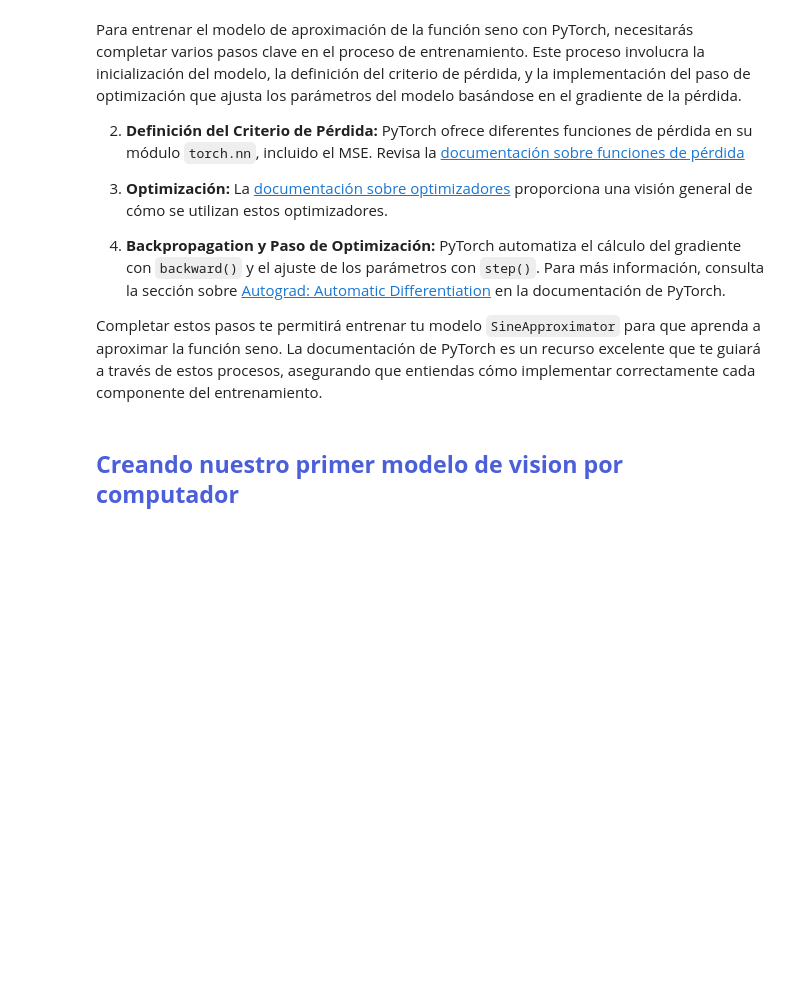
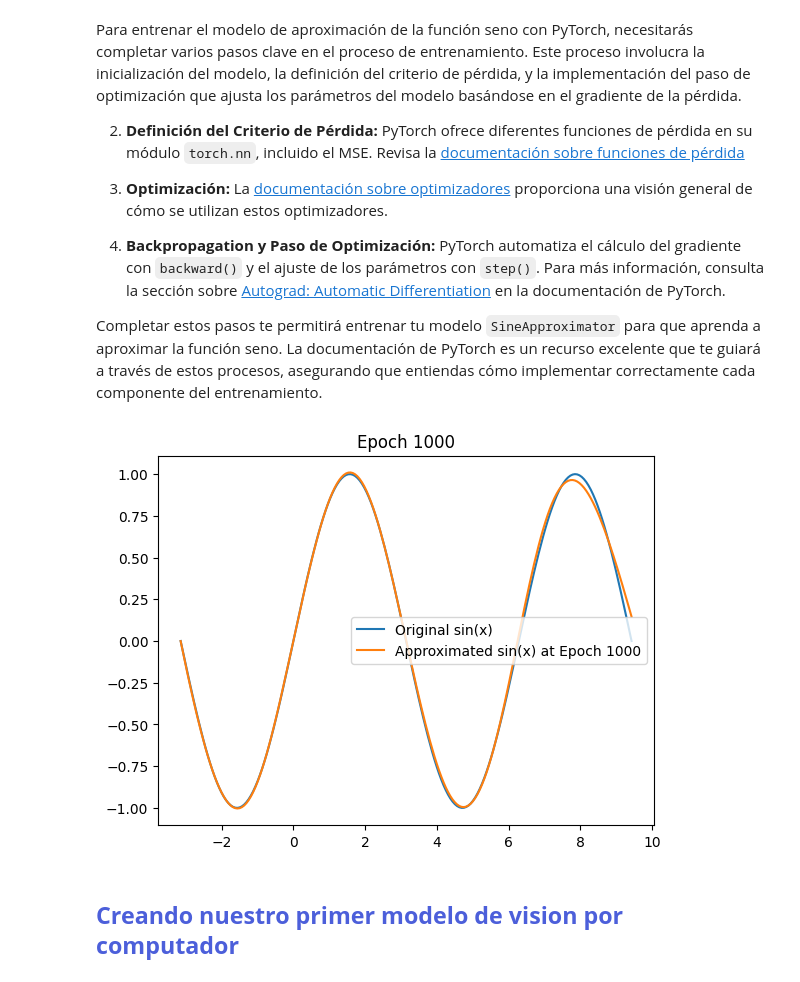
Before and after one commit to Arcihugo/Hands-on-Computer-Vision, a Jupyter notebook: sesiones/sesion3/Sesion3_1_DeepLearning.ipynb, the cells around one changed output. Drawn from its saved outputs; the diff is of its cells as text; code cells hidden in the pictures; blank space fills up the shorter version.

```diff
--- a/sesiones/sesion3/Sesion3_1_DeepLearning.ipynb
+++ b/sesiones/sesion3/Sesion3_1_DeepLearning.ipynb
@@ -171,7 +171,7 @@ for iter in range(iters):
     # *********************
     d_loss = mse_loss_derivative(y, y_pred)
     d_z2 = d_loss
-    d_W2 = np.dot(a1.T, d_z2)
+    d_W2 = a1.T*d_z2
     d_b2 = np.sum(d_z2,axis=0)
     d_a1 = np.dot(d_z2, W2.T)
     d_z1 = d_a1 * tanh_derivative(z1)
@@ -239,7 +239,7 @@ class SineApproximator(nn.Module):
     def __init__(self):
         super(SineApproximator, self).__init__()
         self.linear1 = nn.Linear(1, 50)
-        self.tanh = nn.Tanh(50,50)
+        self.tanh = nn.Tanh()
         self.linear2 = nn.Linear(50, 1)
 
     def forward(self, x):
@@ -278,24 +278,27 @@ Completar estos pasos te permitirá entrenar tu modelo `SineApproximator` para q
 # %%
 model = SineApproximator()
 
 optimizer = optim.Adam(model.parameters(), lr=0.01)
-criterion = FILL # mseloss?
+criterion = nn.MSELoss() # mseloss?
 
-epochs = 20
+epochs = 1000
 plot_every = 10  # dont touch this
 
 for epoch in range(epochs):
     optimizer.zero_grad()
-    output = FILL # model(??)
+    output = model(x_tensor)
     loss = criterion(output, y_tensor)
 
     # backward ?
+    loss.backward()
     optimizer.step()
 
     if (epoch+1) % plot_every == 0:
         plot_predictions(model, x, y, epoch)
 
 plot_predictions(model, x, y, epochs - 1)
+# %% [output]
+[figure, added]
 # %% [markdown]
 ## <font color='#4C5FDA'>**Creando nuestro primer modelo de vision por computador** </font> <a name="tema1">
 # %% [markdown]
```
Also changed, not shown: parts of 5 cells of this notebook.
